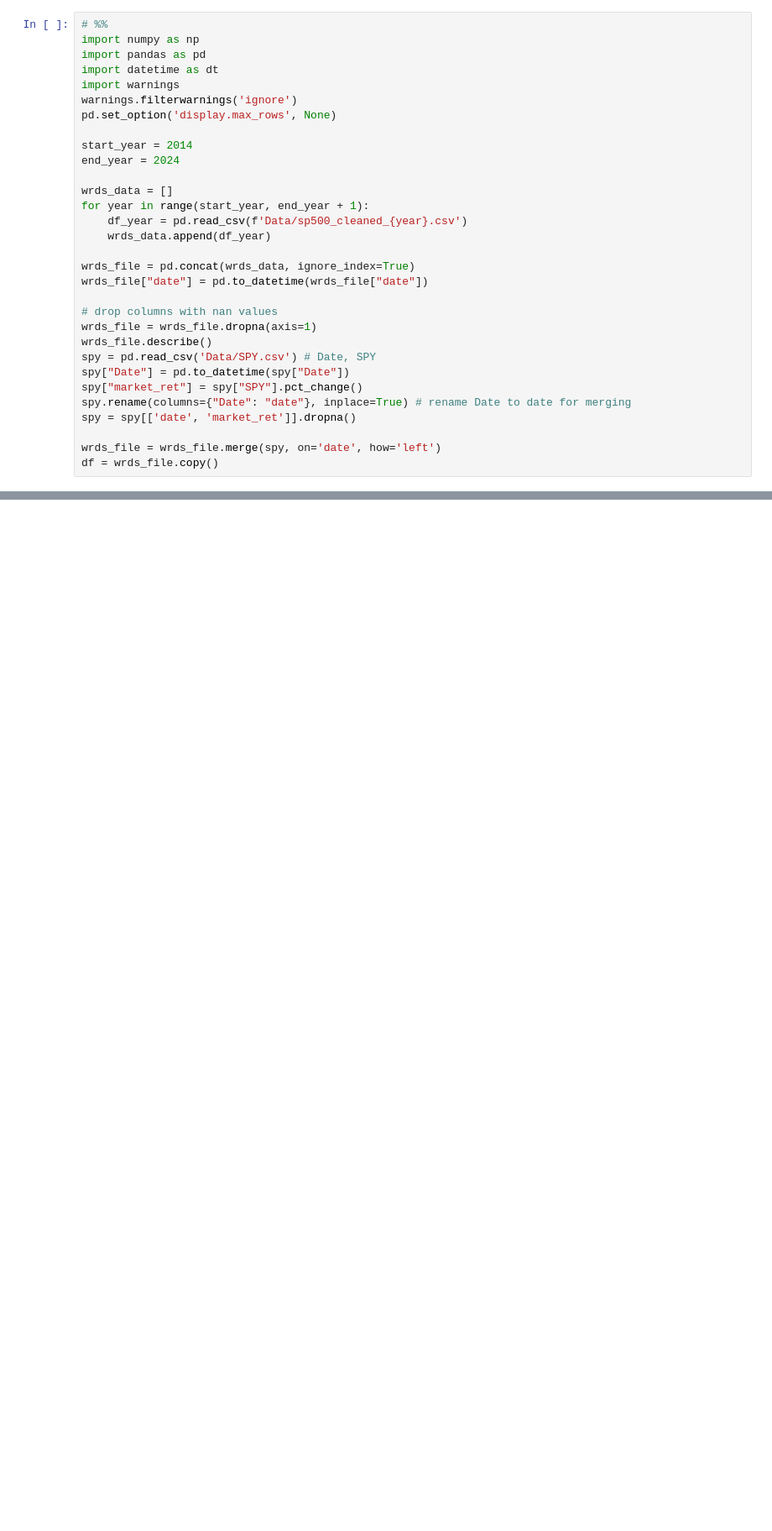
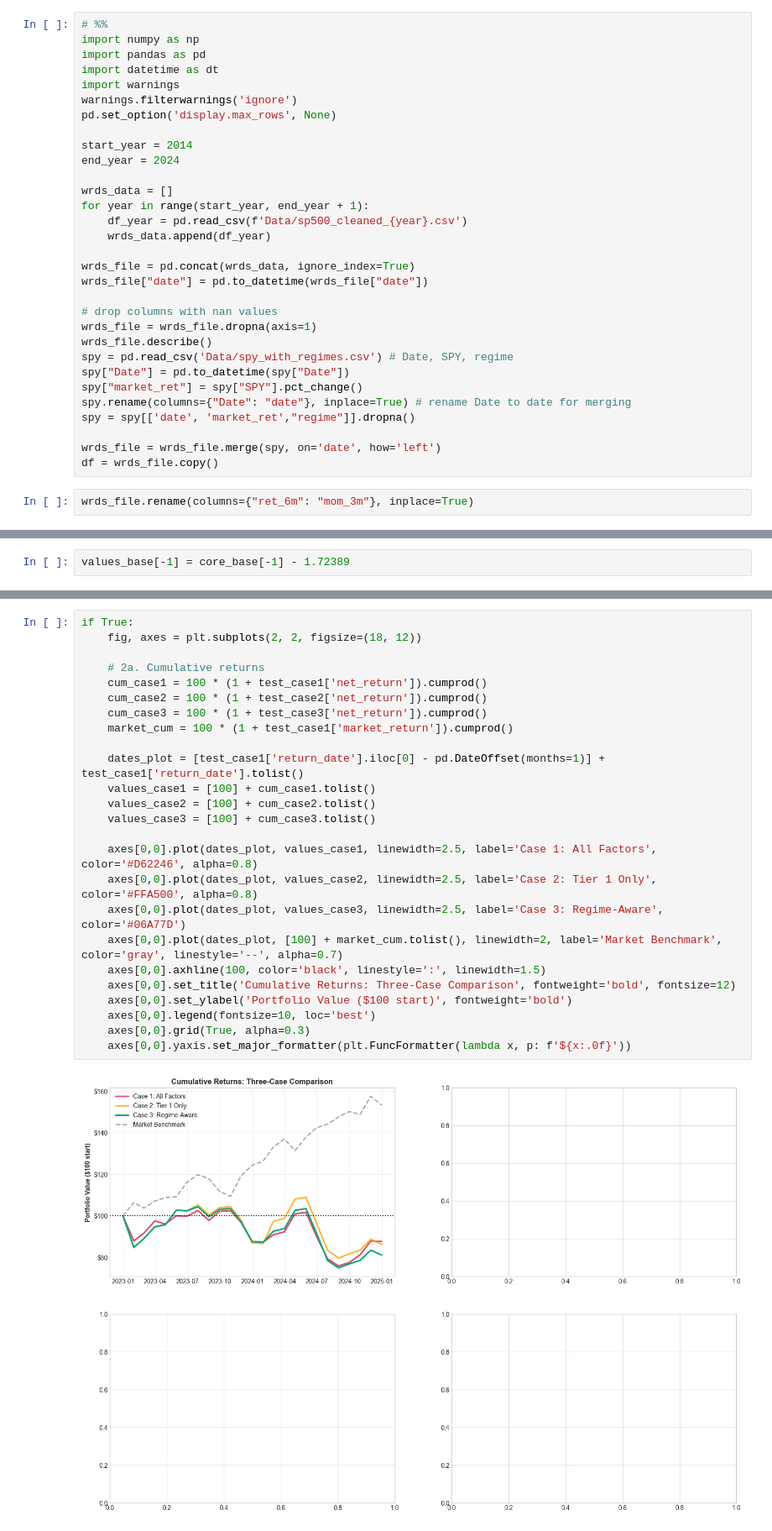
Before and after one commit to IshitBajpai/HFS, a Jupyter notebook: SLR_Final.ipynb, the cells around one changed output, grey strips where cells are left out. Shown at 84% size. Saved outputs shown, nothing was run; the diff lists cells and outputs as text; blank space fills up the shorter version.

```diff
--- a/SLR_Final.ipynb
+++ b/SLR_Final.ipynb
@@ -21,11 +21,13 @@ wrds_file["date"] = pd.to_datetime(wrds_file["date"])
 # drop columns with nan values
 wrds_file = wrds_file.dropna(axis=1)
 wrds_file.describe()
-spy = pd.read_csv('Data/SPY.csv') # Date, SPY
+spy = pd.read_csv('Data/spy_with_regimes.csv') # Date, SPY, regime
 spy["Date"] = pd.to_datetime(spy["Date"])
 spy["market_ret"] = spy["SPY"].pct_change()
 spy.rename(columns={"Date": "date"}, inplace=True) # rename Date to date for merging
-spy = spy[['date', 'market_ret']].dropna()
+spy = spy[['date', 'market_ret',"regime"]].dropna()
 
 wrds_file = wrds_file.merge(spy, on='date', how='left')
 df = wrds_file.copy()
+# %%
+wrds_file.rename(columns={"ret_6m": "mom_3m"}, inplace=True)
@@ -876,0 +1655,2 @@ KeyboardInterrupt:
+# %%
+values_base[-1] = core_base[-1] - 1.72389
@@ -2052,0 +3567,27 @@ KEY INSIGHTS & SUMMARY
+# %%
+if True:
+    fig, axes = plt.subplots(2, 2, figsize=(18, 12))
+
+    # 2a. Cumulative returns
+    cum_case1 = 100 * (1 + test_case1['net_return']).cumprod()
+    cum_case2 = 100 * (1 + test_case2['net_return']).cumprod()
+    cum_case3 = 100 * (1 + test_case3['net_return']).cumprod()
+    market_cum = 100 * (1 + test_case1['market_return']).cumprod()
+
+    dates_plot = [test_case1['return_date'].iloc[0] - pd.DateOffset(months=1)] + test_case1['return_date'].tolist()
+    values_case1 = [100] + cum_case1.tolist()
+    values_case2 = [100] + cum_case2.tolist()
+    values_case3 = [100] + cum_case3.tolist()
+
+    axes[0,0].plot(dates_plot, values_case1, linewidth=2.5, label='Case 1: All Factors', color='#D62246', alpha=0.8)
+    axes[0,0].plot(dates_plot, values_case2, linewidth=2.5, label='Case 2: Tier 1 Only', color='#FFA500', alpha=0.8)
+    axes[0,0].plot(dates_plot, values_case3, linewidth=2.5, label='Case 3: Regime-Aware', color='#06A77D')
+    axes[0,0].plot(dates_plot, [100] + market_cum.tolist(), linewidth=2, label='Market Benchmark', color='gray', linestyle='--', alpha=0.7)
+    axes[0,0].axhline(100, color='black', linestyle=':', linewidth=1.5)
+    axes[0,0].set_title('Cumulative Returns: Three-Case Comparison', fontweight='bold', fontsize=12)
+    axes[0,0].set_ylabel('Portfolio Value ($100 start)', fontweight='bold')
+    axes[0,0].legend(fontsize=10, loc='best')
+    axes[0,0].grid(True, alpha=0.3)
+    axes[0,0].yaxis.set_major_formatter(plt.FuncFormatter(lambda x, p: f'${x:.0f}'))
+# %% [output]
+[figure, added]
```
Also changed, not shown: parts of 15 cells of this notebook, 1 other file.
